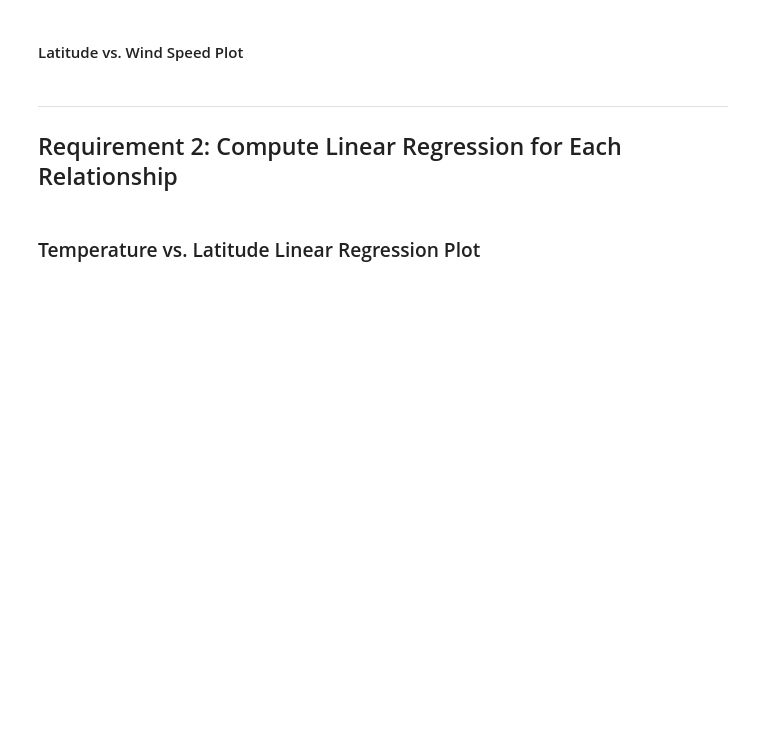
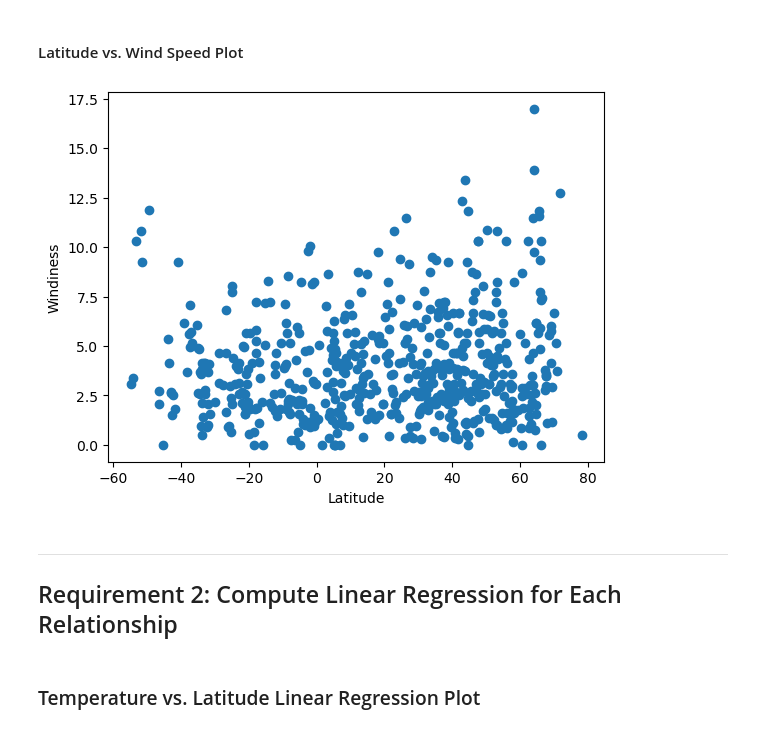
Before and after one commit to aglantzrbc/python-api-challenge, a Jupyter notebook: WeatherPy/WeatherPy.ipynb, the cells around one changed output. Saved outputs shown, nothing was run; the diff lists cells and outputs as text; code cells hidden in the pictures; blank space fills up the shorter version.

```diff
--- a/WeatherPy/WeatherPy.ipynb
+++ b/WeatherPy/WeatherPy.ipynb
@@ -229,16 +250,21 @@ plt.show()
 #### Latitude vs. Wind Speed Plot
 # %%
 # Build the scatter plots for latitude vs. wind speed
-# YOUR CODE HERE
+lat_all = city_data_df["Lat"]
+wind_all = city_data_df["Wind Speed"]
+plt.scatter(lat_all, wind_all)
 
 # Incorporate the other graph properties
-# YOUR CODE HERE
+plt.xlabel("Latitude")
+plt.ylabel("Windiness")
 
 # Save the figure
 plt.savefig("output_data/Fig4.png")
 
 # Show plot
 plt.show()
+# %% [output]
+[figure, added]
 # %% [markdown]
 ---
 
```
Also changed, not shown: parts of 9 cells of this notebook, 5 other files.
